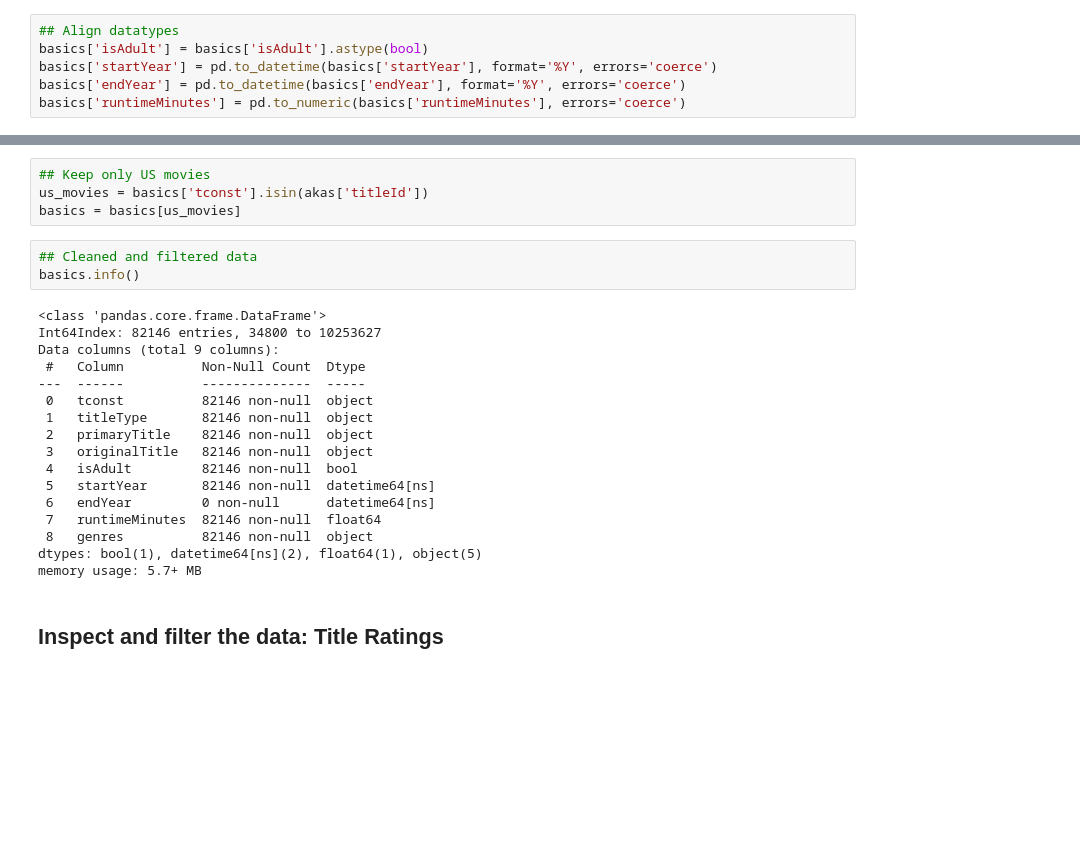
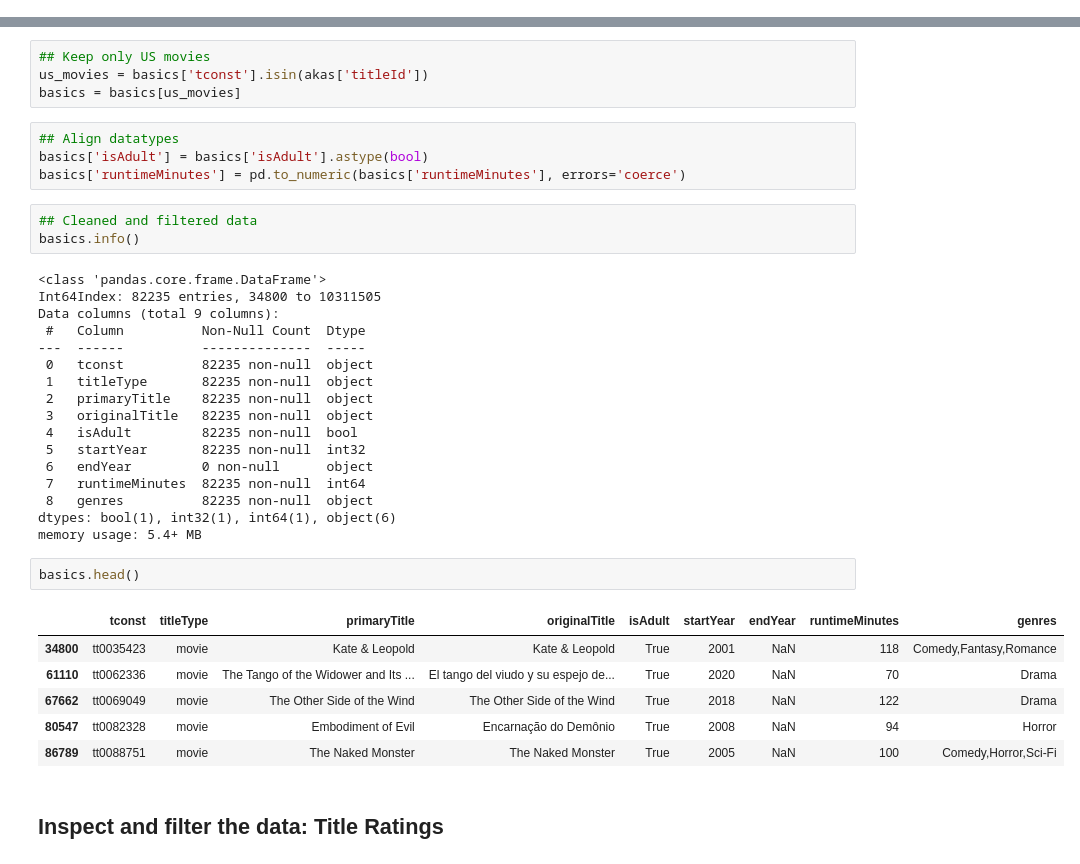
Before and after one commit to shabana1408/Project-3, a Jupyter notebook: Project 3 - Part 1.ipynb, the cells around one changed output, grey strips where cells are left out. Saved outputs shown, nothing was run; the diff lists cells and outputs as text; blank space fills up the shorter version.

```diff
--- a/Project 3 - Part 1.ipynb
+++ b/Project 3 - Part 1.ipynb
@@ -154,6 +153,0 @@ There are 10253861 rows and 9 columns in the title_basics dataset.
-# %%
-## Align datatypes
-basics['isAdult'] = basics['isAdult'].astype(bool)
-basics['startYear'] = pd.to_datetime(basics['startYear'], format='%Y', errors='coerce')
-basics['endYear'] = pd.to_datetime(basics['endYear'], format='%Y', errors='coerce')
-basics['runtimeMinutes'] = pd.to_numeric(basics['runtimeMinutes'], errors='coerce')
@@ -180,26 +183,39 @@ basics = basics[~is_documentary]
 ## Keep only US movies
 us_movies = basics['tconst'].isin(akas['titleId'])
 basics = basics[us_movies]
+# %%
+## Align datatypes
+basics['isAdult'] = basics['isAdult'].astype(bool)
+basics['runtimeMinutes'] = pd.to_numeric(basics['runtimeMinutes'], errors='coerce')
 # %%
 ## Cleaned and filtered data
 basics.info()
 # %% [output]
 <class 'pandas.core.frame.DataFrame'>
-Int64Index: 82146 entries, 34800 to 10253627
+Int64Index: 82235 entries, 34800 to 10311505
 Data columns (total 9 columns):
  #   Column          Non-Null Count  Dtype
 ---  ------          --------------  -----
- 0   tconst          82146 non-null  object
- 1   titleType       82146 non-null  object
- 2   primaryTitle    82146 non-null  object
- 3   originalTitle   82146 non-null  object
- 4   isAdult         82146 non-null  bool
- 5   startYear       82146 non-null  datetime64[ns]
- 6   endYear         0 non-null      datetime64[ns]
- 7   runtimeMinutes  82146 non-null  float64
- 8   genres          82146 non-null  object
-dtypes: bool(1), datetime64[ns](2), float64(1), object(5)
-memory usage: 5.7+ MB
+ 0   tconst          82235 non-null  object
+ 1   titleType       82235 non-null  object
+ 2   primaryTitle    82235 non-null  object
+ 3   originalTitle   82235 non-null  object
+ 4   isAdult         82235 non-null  bool
+ 5   startYear       82235 non-null  int32
+ 6   endYear         0 non-null      object
+ 7   runtimeMinutes  82235 non-null  int64
+ 8   genres          82235 non-null  object
+dtypes: bool(1), int32(1), int64(1), object(6)
+memory usage: 5.4+ MB
+# %%
+basics.head()
+# %% [output]
+|  | tconst | titleType | primaryTitle | originalTitle | isAdult | startYear | endYear | runtimeMinutes | genres |
+| 34800 | tt0035423 | movie | Kate & Leopold | Kate & Leopold | True | 2001 | NaN | 118 | Comedy,Fantasy,Romance |
+| 61110 | tt0062336 | movie | The Tango of the Widower and Its ... | El tango del viudo y su espejo de... | True | 2020 | NaN | 70 | Drama |
+| 67662 | tt0069049 | movie | The Other Side of the Wind | The Other Side of the Wind | True | 2018 | NaN | 122 | Drama |
+| 80547 | tt0082328 | movie | Embodiment of Evil | Encarnação do Demônio | True | 2008 | NaN | 94 | Horror |
+| 86789 | tt0088751 | movie | The Naked Monster | The Naked Monster | True | 2005 | NaN | 100 | Comedy,Horror,Sci-Fi |
 # %% [markdown]
 ## Inspect and filter the data: Title Ratings
 # %% [markdown]
```
Also changed, not shown: parts of 13 cells of this notebook, 22 other files.
